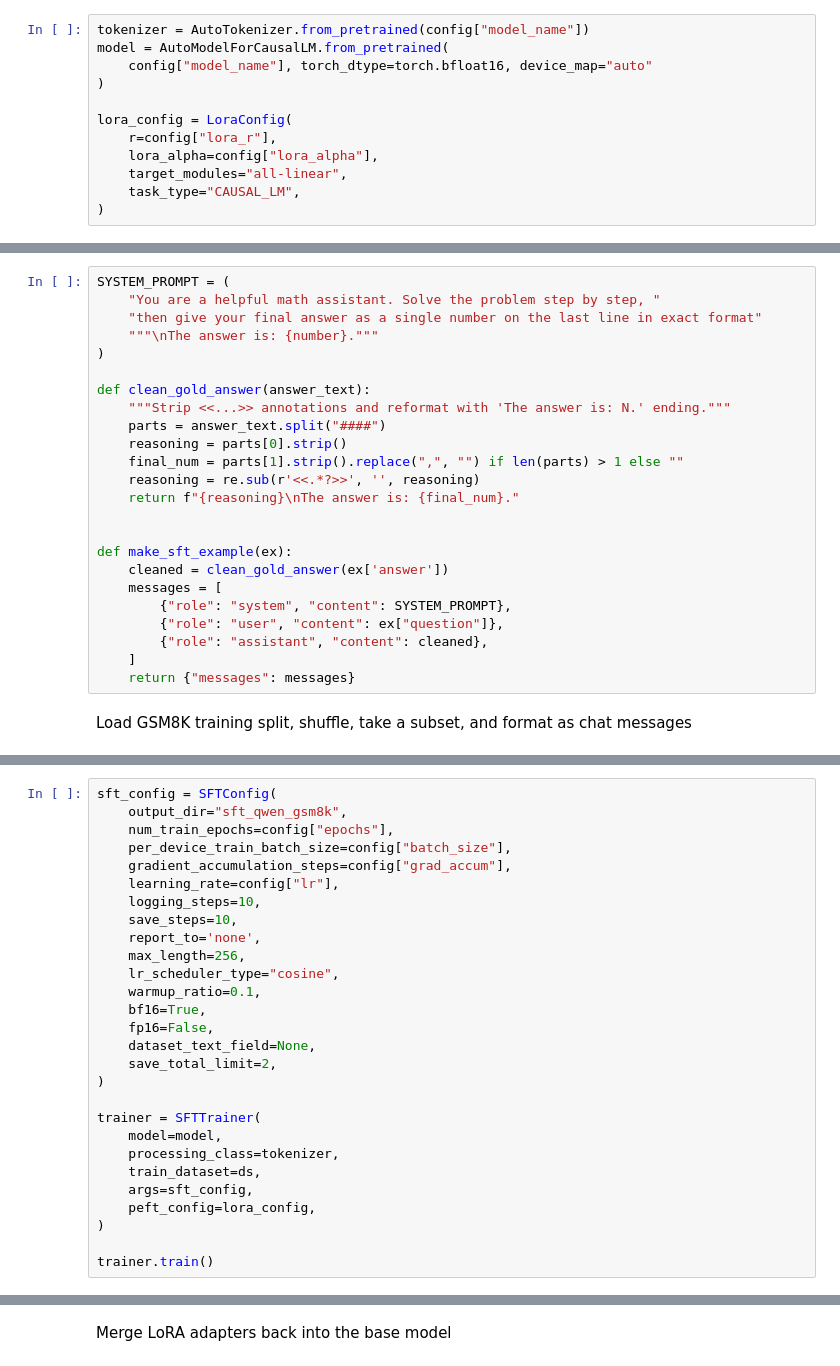
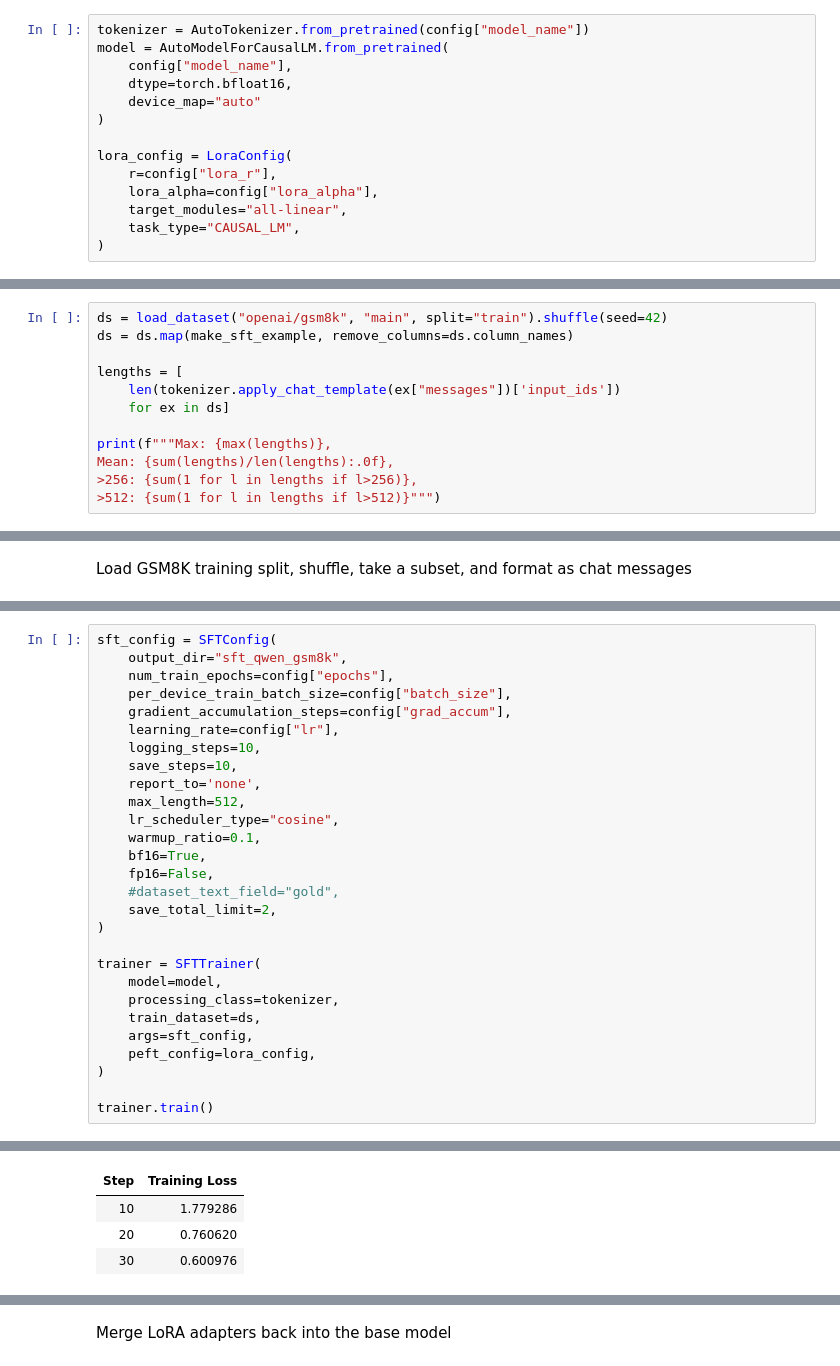
Before and after one commit to tripathysagar/rlhf-gsm8k, a Jupyter notebook: nbs/01_sft.ipynb, the cells around one changed output, grey strips where cells are left out. Drawn from its saved outputs; the diff is of its cells as text.

Commit message:
after refactoring the utils and the sft to done on top of the base model

```diff
--- a/nbs/01_sft.ipynb
+++ b/nbs/01_sft.ipynb
@@ -34,7 +40,9 @@ Load tokenizer, model (bfloat16), and set up LoRA on all linear layers
 # %%
 tokenizer = AutoTokenizer.from_pretrained(config["model_name"])
 model = AutoModelForCausalLM.from_pretrained(
-    config["model_name"], torch_dtype=torch.bfloat16, device_map="auto"
+    config["model_name"],
+    dtype=torch.bfloat16,
+    device_map="auto"
 )
 
 lora_config = LoraConfig(
@@ -47,0 +56,12 @@ lora_config = LoraConfig(
+# %%
+ds = load_dataset("openai/gsm8k", "main", split="train").shuffle(seed=42)
+ds = ds.map(make_sft_example, remove_columns=ds.column_names)
+
+lengths = [
+    len(tokenizer.apply_chat_template(ex["messages"])['input_ids'])
+    for ex in ds]
+
+print(f"""Max: {max(lengths)},
+Mean: {sum(lengths)/len(lengths):.0f},
+>256: {sum(1 for l in lengths if l>256)},
+>512: {sum(1 for l in lengths if l>512)}""")
@@ -48,28 +72,4 @@ lora_config = LoraConfig(
 # %% [markdown]
 Define the system prompt and helper functions to convert GSM8K examples into the chat format with a structured `The answer is: {number}.` ending
-# %%
-SYSTEM_PROMPT = (
-    "You are a helpful math assistant. Solve the problem step by step, "
-    "then give your final answer as a single number on the last line in exact format"
-    """\nThe answer is: {number}."""
-)
-
-def clean_gold_answer(answer_text):
-    """Strip <<...>> annotations and reformat with 'The answer is: N.' ending."""
-    parts = answer_text.split("####")
-    reasoning = parts[0].strip()
-    final_num = parts[1].strip().replace(",", "") if len(parts) > 1 else ""
-    reasoning = re.sub(r'<<.*?>>', '', reasoning)
-    return f"{reasoning}\nThe answer is: {final_num}."
-
-
-def make_sft_example(ex):
-    cleaned = clean_gold_answer(ex['answer'])
-    messages = [
-        {"role": "system", "content": SYSTEM_PROMPT},
-        {"role": "user", "content": ex["question"]},
-        {"role": "assistant", "content": cleaned},
-    ]
-    return {"messages": messages}
 # %% [markdown]
 Load GSM8K training split, shuffle, take a subset, and format as chat messages
@@ -89,12 +166,12 @@ sft_config = SFTConfig(
     logging_steps=10,
     save_steps=10,
     report_to='none',
-    max_length=256,
+    max_length=512,
     lr_scheduler_type="cosine",
     warmup_ratio=0.1,
     bf16=True,
     fp16=False,
-    dataset_text_field=None,
+    #dataset_text_field="gold",
     save_total_limit=2,
 )
 
@@ -112,0 +191,4 @@ The tokenizer has new PAD/BOS/EOS tokens that differ from the model config and g
+| Step | Training Loss |
+| 10 | 1.779286 |
+| 20 | 0.760620 |
+| 30 | 0.600976 |
```
Also changed, not shown: parts of 33 cells of this notebook, 1 other file.
